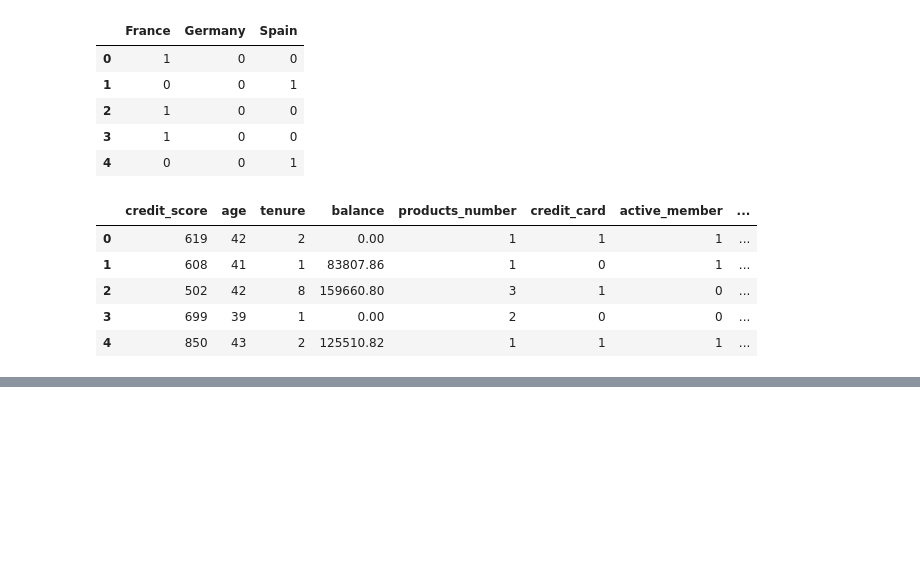
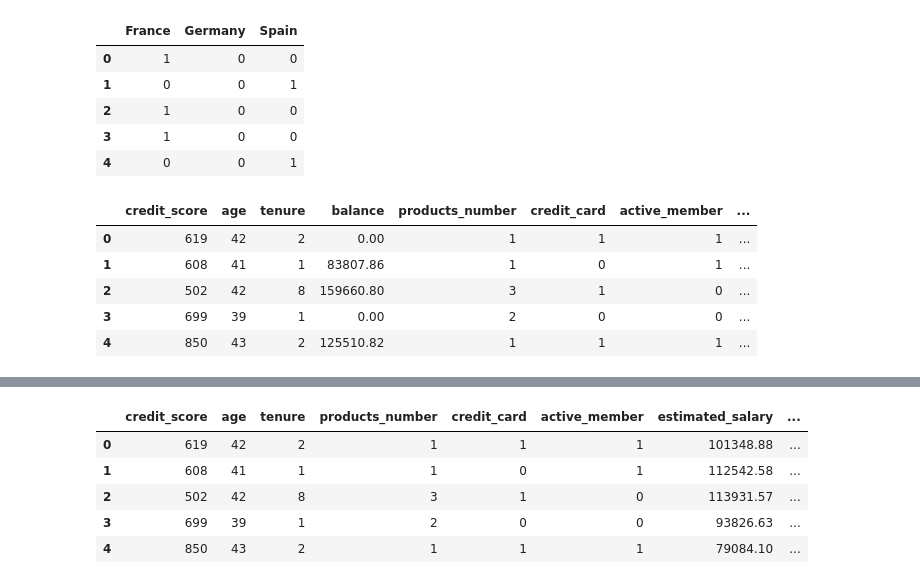
Before and after one commit to mmwitters/CDA_Project, a Jupyter notebook: Final Project.ipynb, the cells around one changed output, grey strips where cells are left out. Cells and saved outputs as stored; diff of their text form; code cells hidden in the pictures; blank space fills up the shorter version.

Commit message:
Update to data cleaning

```diff
--- a/Final Project.ipynb
+++ b/Final Project.ipynb
@@ -154,3 +162,5 @@ data2.head()
 | 2 | 502 | 42 | 8 | 159660.80 | 3 | 1 | 0 | ... |
 | 3 | 699 | 39 | 1 | 0.00 | 2 | 0 | 0 | ... |
 | 4 | 850 | 43 | 2 | 125510.82 | 1 | 1 | 1 | ... |
+# %%
+data2['zero_balance'] = np.where(data2['balance'] == 0.0, 1, 0)
@@ -156,0 +176,11 @@ data2.head()
+# %%
+data2 = data2.drop('balance',axis = 1)
+# %%
+data2.head()
+# %% [output]
+|  | credit_score | age | tenure | products_number | credit_card | active_member | estimated_salary | ... |
+| 0 | 619 | 42 | 2 | 1 | 1 | 1 | 101348.88 | ... |
+| 1 | 608 | 41 | 1 | 1 | 0 | 1 | 112542.58 | ... |
+| 2 | 502 | 42 | 8 | 3 | 1 | 0 | 113931.57 | ... |
+| 3 | 699 | 39 | 1 | 2 | 0 | 0 | 93826.63 | ... |
+| 4 | 850 | 43 | 2 | 1 | 1 | 1 | 79084.10 | ... |
```
Also changed, not shown: parts of 4 cells of this notebook.
